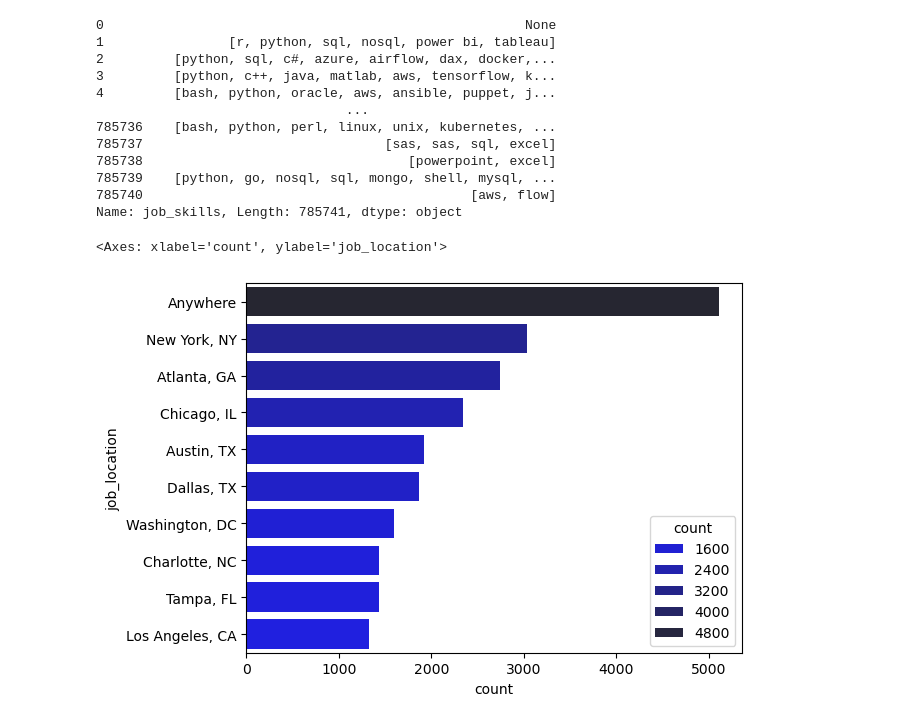
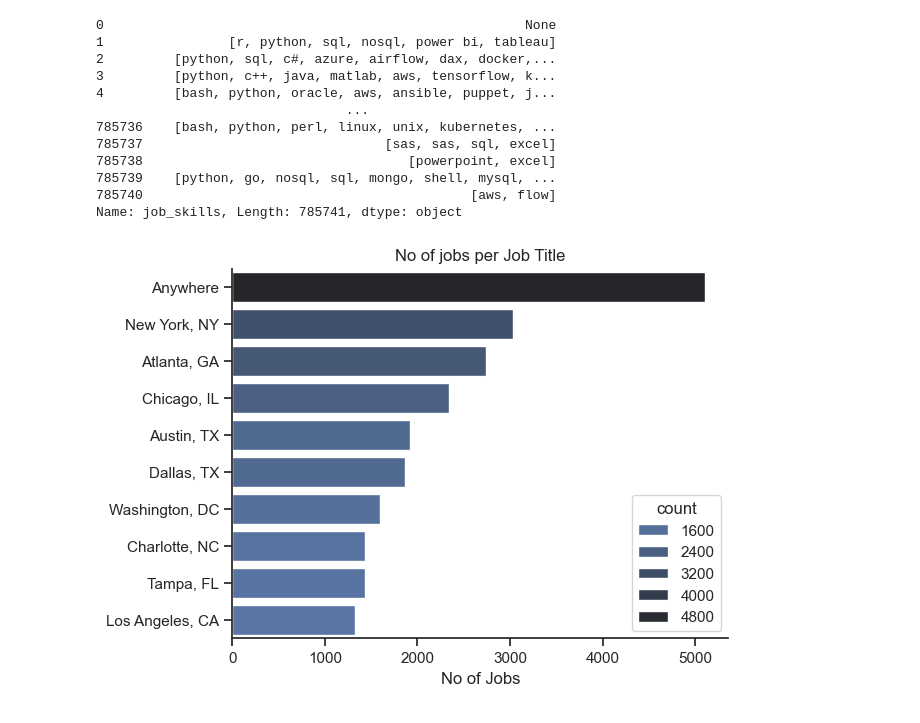
Before and after one commit to Teja-2001art/python_data_project, a Jupyter notebook: 3_project/1_EDA_Intro.ipynb, the cells around one changed output. Drawn from its saved outputs; the diff is of its cells as text; code cells hidden in the pictures.

```diff
--- a/3_project/1_EDA_Intro.ipynb
+++ b/3_project/1_EDA_Intro.ipynb
@@ -30,7 +30,11 @@ df_DA_US = df[(df['job_title_short']=='Data Analyst') & (df['job_country']=='Uni
 # %%
 df_plot = df_DA_US['job_location'].value_counts().head(10).to_frame()
 sns.barplot(data = df_plot, x = 'count', y = 'job_location', hue = 'count', palette = 'dark:b_r' )
-sn
+sns.set_theme(style = 'ticks')
+sns.despine()
+plt.title('No of jobs per Job Title')
+plt.xlabel('No of Jobs')
+plt.ylabel('')
+plt.show()
 # %% [output]
-<Axes: xlabel='count', ylabel='job_location'>
-[figure, old version]
+[figure, new version]
```
Also changed, not shown: 1 other file.
